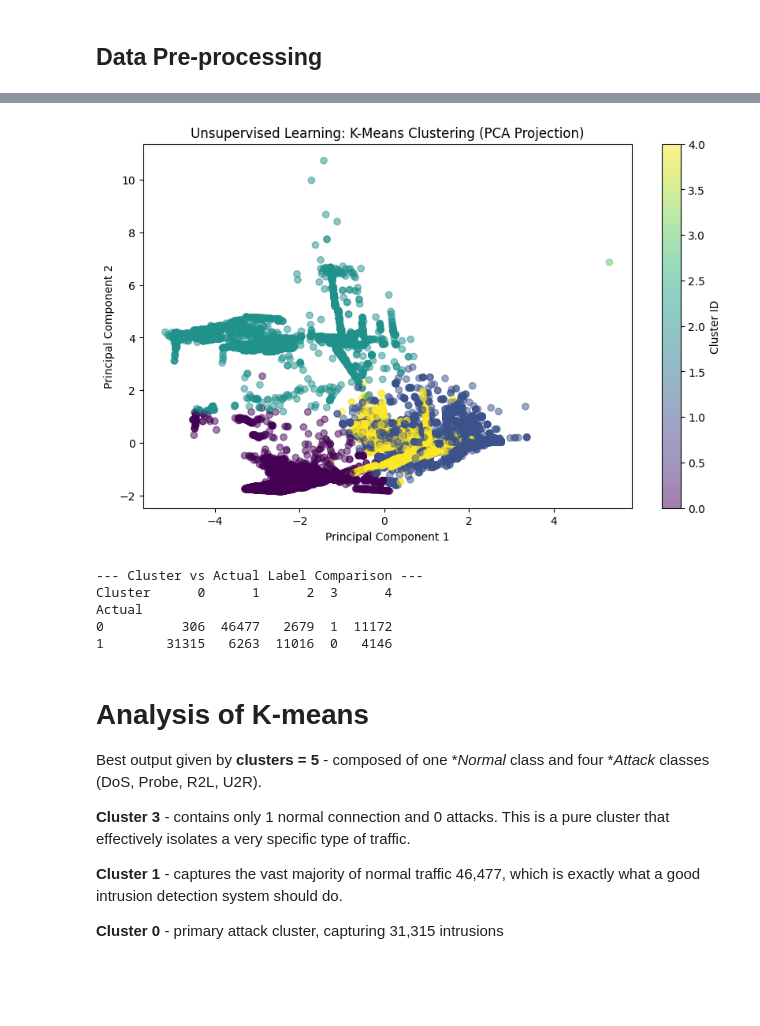
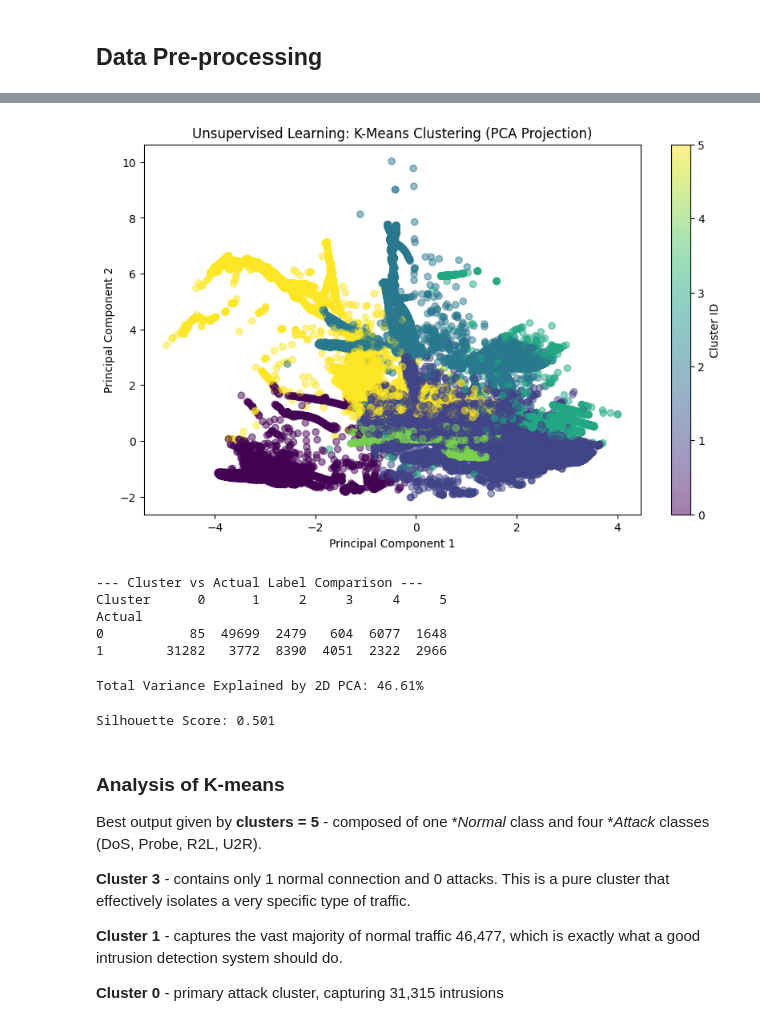
Before and after one commit to Yash-Annapure/Machine_learning_final_project, a Jupyter notebook: final_project_code.ipynb, the cells around one changed output, grey strips where cells are left out. Cells and saved outputs as stored; diff of their text form; code cells hidden in the pictures; blank space fills up the shorter version.

```diff
--- a/final_project_code.ipynb
+++ b/final_project_code.ipynb
@@ -192,11 +193,7 @@ Length: 2, dtype: str
 df['label'] = df['label'].apply(lambda x: 0 if x == 'normal' else 1)
 # %%
-# Encoding categorical features into numeric values.
-categorical_cols = ['protocol_type', 'service', 'flag']
-encoder = LabelEncoder()
-
-for col in categorical_cols:
-    df[col] = encoder.fit_transform(df[col])
+# Encode categorical features
+df = pd.get_dummies(df, columns=['protocol_type','service','flag'])
 # %%
 # Train-test split
 X = df.drop(['label', 'level'], axis=1)
@@ -348,0 +346,19 @@ plt.show()
+# %%
+# Calculate inertia for a range of k values
+inertia = []
+k_range = range(1, 11) # Checking 1 to 10 clusters
+
+for k in k_range:
+    kmeans = KMeans(n_clusters=k, random_state=42, n_init=10)
+    kmeans.fit(X_train_scaled)
+    inertia.append(kmeans.inertia_)
+
+# 2. Plot the results
+plt.figure(figsize=(8, 5))
+plt.plot(k_range, inertia, marker='o', linestyle='--', color='b')
+plt.xlabel('Number of Clusters (k)')
+plt.ylabel('Inertia (Within-cluster Sum of Squares)')
+plt.title('The Elbow Method showing the optimal k')
+plt.xticks(k_range)
+plt.grid(True)
+plt.show()
@@ -349,38 +367,47 @@ plt.show()
 # %%
 # Applying K-Means
-kmeans = KMeans(n_clusters=5, random_state=43)
+kmeans = KMeans(n_clusters=6, random_state=42)
 
 # Using X_train_scaled for clustering
 clusters = kmeans.fit_predict(X_train_scaled)
 
 # Visualization: PCA for 2D representation
 # Having 20 features - using PCA to squash them into 2D to plot them.
 pca = PCA(n_components=2)
 X_pca = pca.fit_transform(X_train_scaled)
 
 plt.figure(figsize=(10, 6))
 
 # Plotting the clusters found by K-Means
 plt.scatter(X_pca[:, 0], X_pca[:, 1], c=clusters, cmap='viridis', alpha=0.5)
 plt.title("Unsupervised Learning: K-Means Clustering (PCA Projection)")
 plt.xlabel("Principal Component 1")
 plt.ylabel("Principal Component 2")
 plt.colorbar(label='Cluster ID')
 plt.show()
 
 # Interpretation
 comparison_df = pd.DataFrame({'Actual': y_train, 'Cluster': clusters})
 print("\n--- Cluster vs Actual Label Comparison ---")
 print(pd.crosstab(comparison_df['Actual'], comparison_df['Cluster']))
 # %% [output]
-[figure, old version]
+[figure, new version]
 --- Cluster vs Actual Label Comparison ---
-Cluster      0      1      2  3      4
+Cluster      0      1     2     3     4     5
 Actual
-0          306  46477   2679  1  11172
-1        31315   6263  11016  0   4146
+0           85  49699  2479   604  6077  1648
+1        31282   3772  8390  4051  2322  2966
+# %%
+print(f"Total Variance Explained by 2D PCA: {sum(pca.explained_variance_ratio_) * 100:.2f}%")
+# %% [output]
+Total Variance Explained by 2D PCA: 46.61%
+# %%
+score = silhouette_score(X_train_scaled, clusters)
+print(f"Silhouette Score: {score:.3f}")
+# %% [output]
+Silhouette Score: 0.501
 # %% [markdown]
-# Analysis of K-means
+### Analysis of K-means
 Best output given by **clusters = 5** - composed of one **Normal* class and four **Attack* classes (DoS, Probe, R2L, U2R).
 
 **Cluster 3** - contains only 1 normal connection and 0 attacks. This is a pure cluster that effectively isolates a very specific type of traffic.
```
Also changed, not shown: parts of 33 cells of this notebook.
